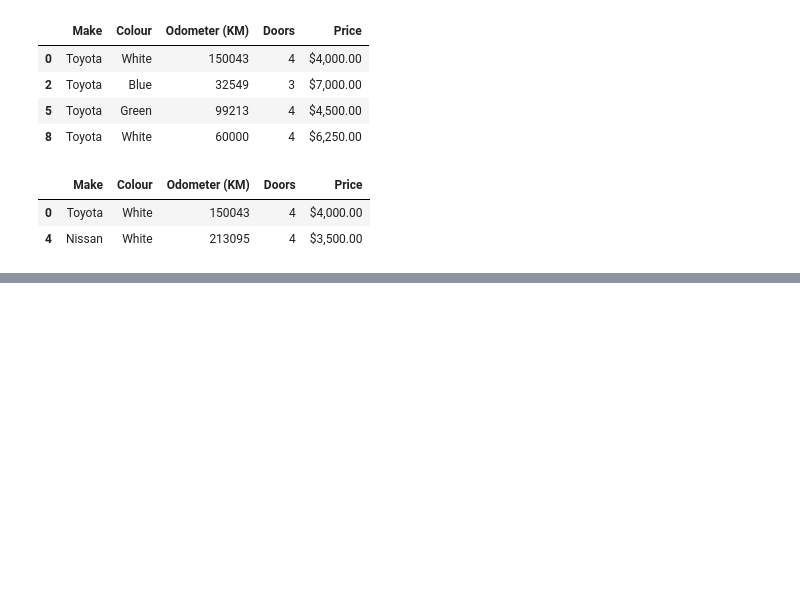
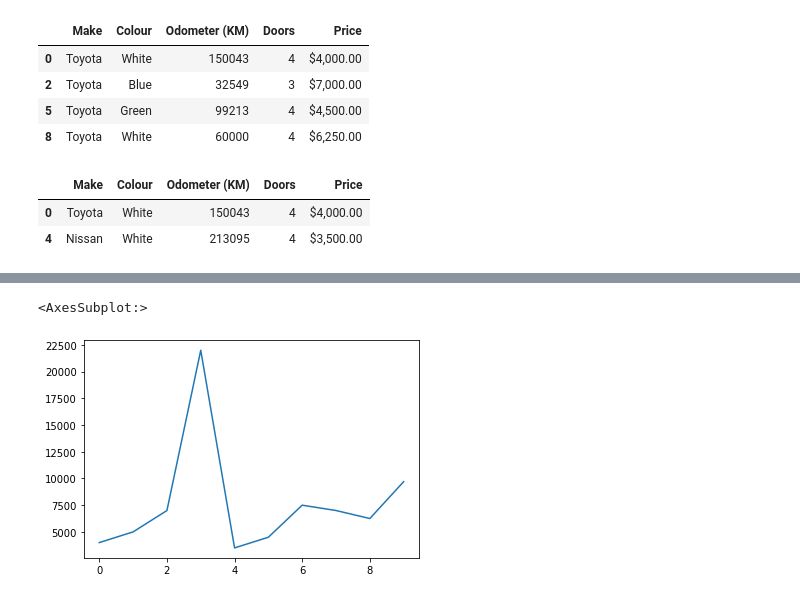
Before and after one commit to kavinda-ravishan/TensorFlow_Developer_Certificate_in_2021_Zero_to_Mastery, a Jupyter notebook: 0. Pandas for Data Analysis/1_introduction_to_pandas.ipynb, the cells around one changed output, grey strips where cells are left out. Saved outputs shown, nothing was run; the diff lists cells and outputs as text; code cells hidden in the pictures; blank space fills up the shorter version.

```diff
--- a/0. Pandas for Data Analysis/1_introduction_to_pandas.ipynb
+++ b/0. Pandas for Data Analysis/1_introduction_to_pandas.ipynb
@@ -320,0 +377,8 @@ car_sales[car_sales['Odometer (KM)'] > 100000]
+# %%
+car_sales['Price'] = car_sales['Price'].str.replace('[\$\,\.]','').astype(float)
+car_sales['Price'] = car_sales['Price']/100
+# %%
+car_sales['Price'].plot()
+# %% [output]
+<AxesSubplot:>
+[figure, added]
```
Also changed, not shown: parts of 8 cells of this notebook.
